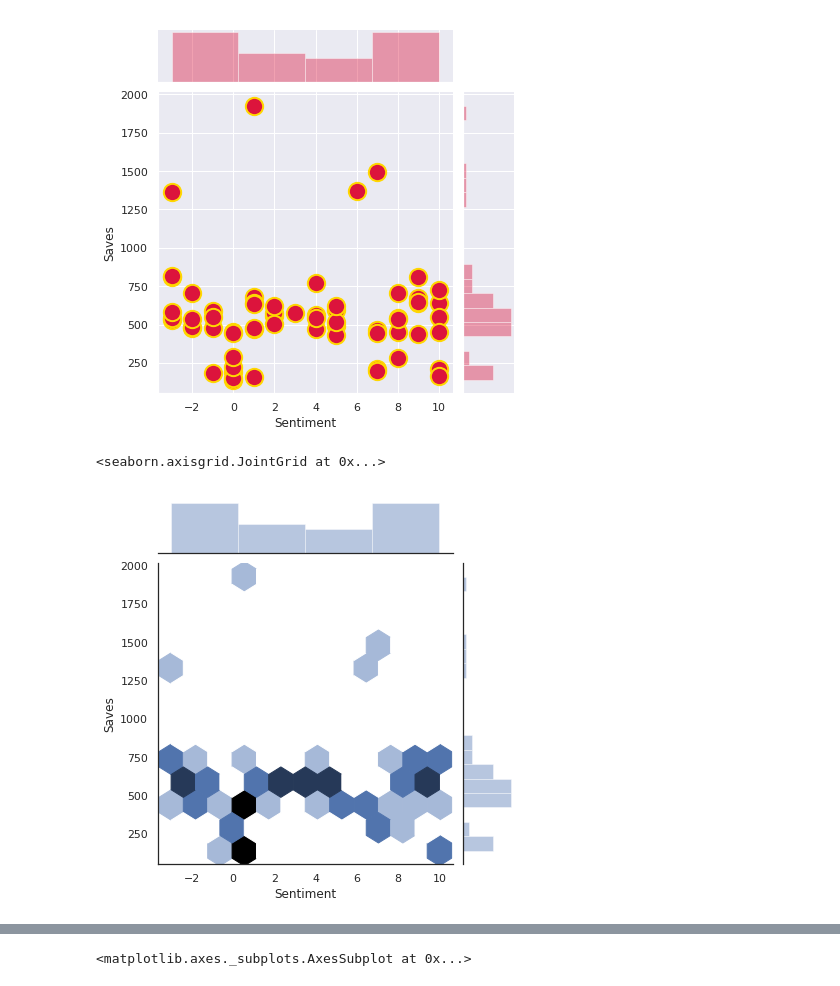
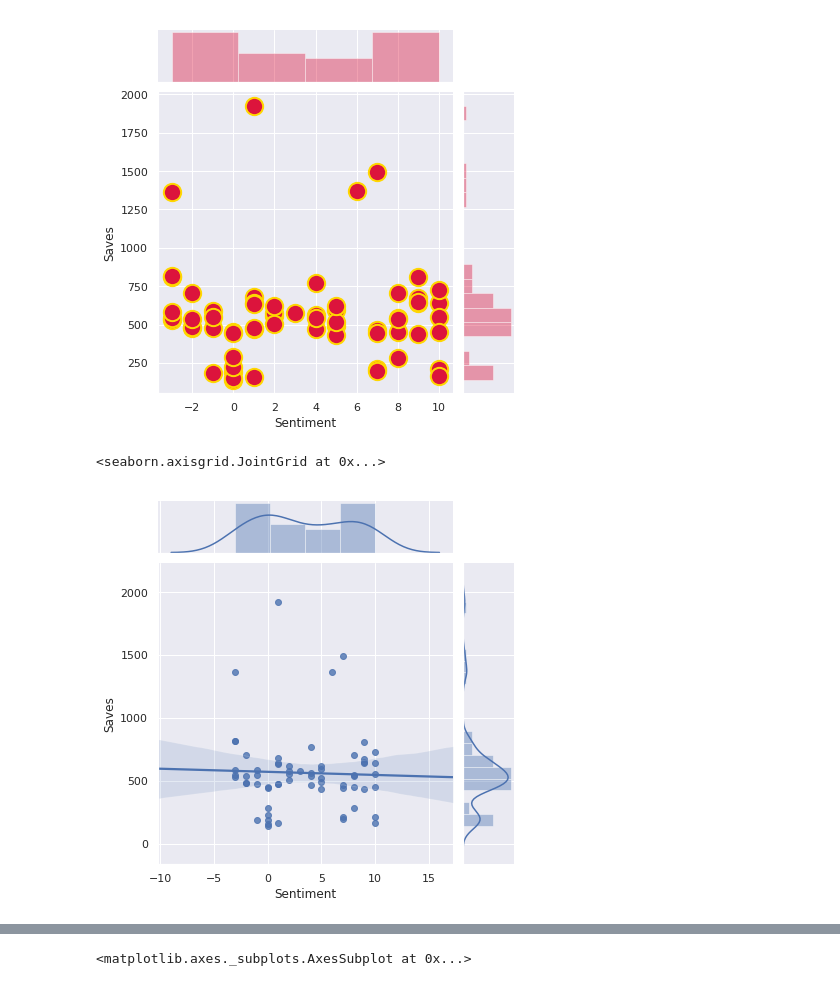
Before and after one commit to skappal7/Data-Science-Projects-Prototypes, a Jupyter notebook: Visualizations.ipynb, the cells around one changed output, grey strips where cells are left out. Cells and saved outputs as stored; diff of their text form; code cells hidden in the pictures.

```diff
--- a/Visualizations.ipynb
+++ b/Visualizations.ipynb
@@ -26,3 +24,0 @@ Saving data.csv to data (1).csv
-# %%
-import io
-df = pd.read_csv(io.BytesIO(uploaded['data.csv']))
@@ -108,7 +171,7 @@ sns.jointplot(x=df["Sentiment"],y=df["Saves"], kind='scatter',s=300, color='crim
 <seaborn.axisgrid.JointGrid at 0x...>
 [figure]
 # %%
-sns.jointplot(x=df["Sentiment"],y=df["Saves"], kind='hex')
+sns.jointplot(x=df["Sentiment"],y=df["Saves"], kind='reg')
 # %% [output]
 <seaborn.axisgrid.JointGrid at 0x...>
-[figure, old version]
+[figure, new version]
```
Also changed, not shown: parts of 26 cells of this notebook.
